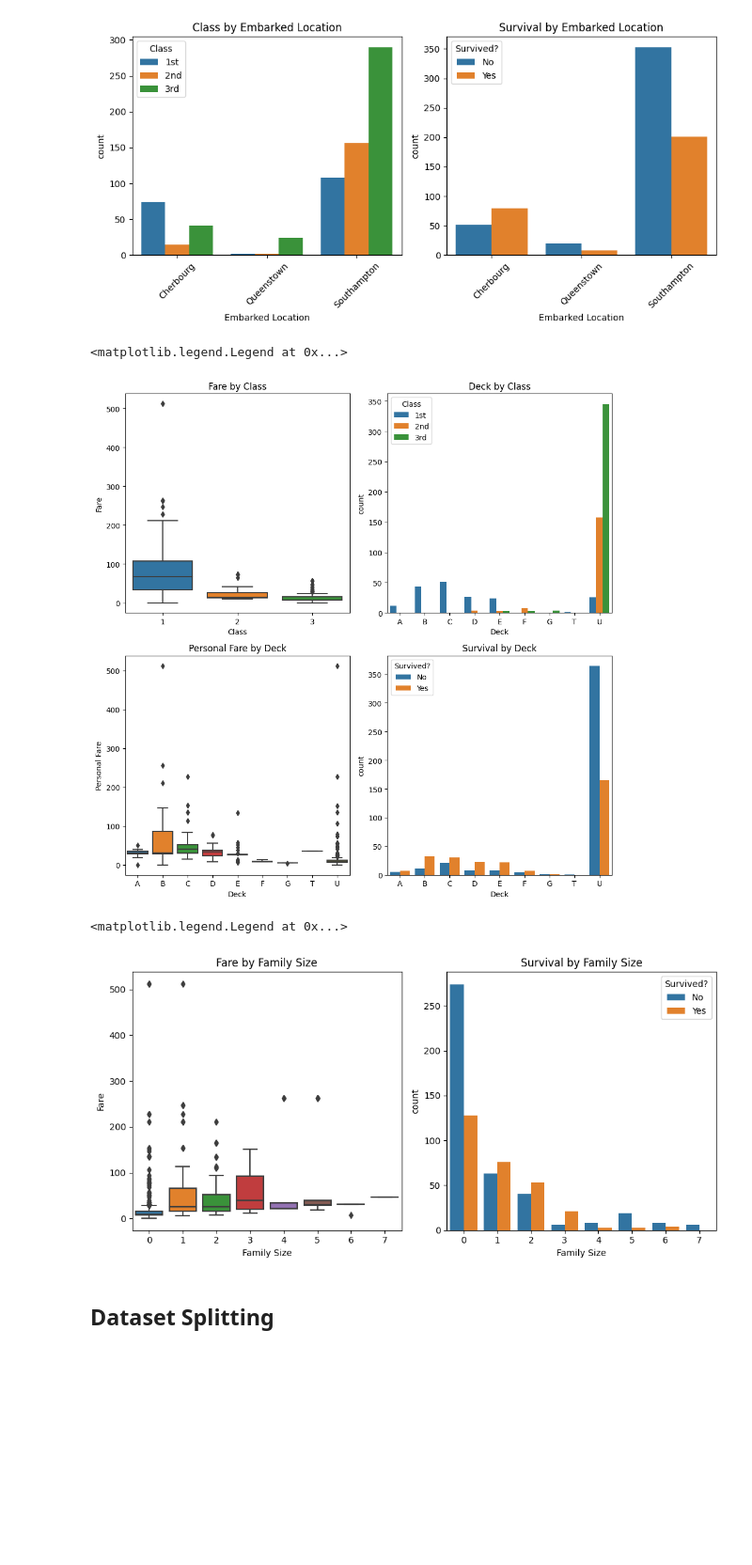
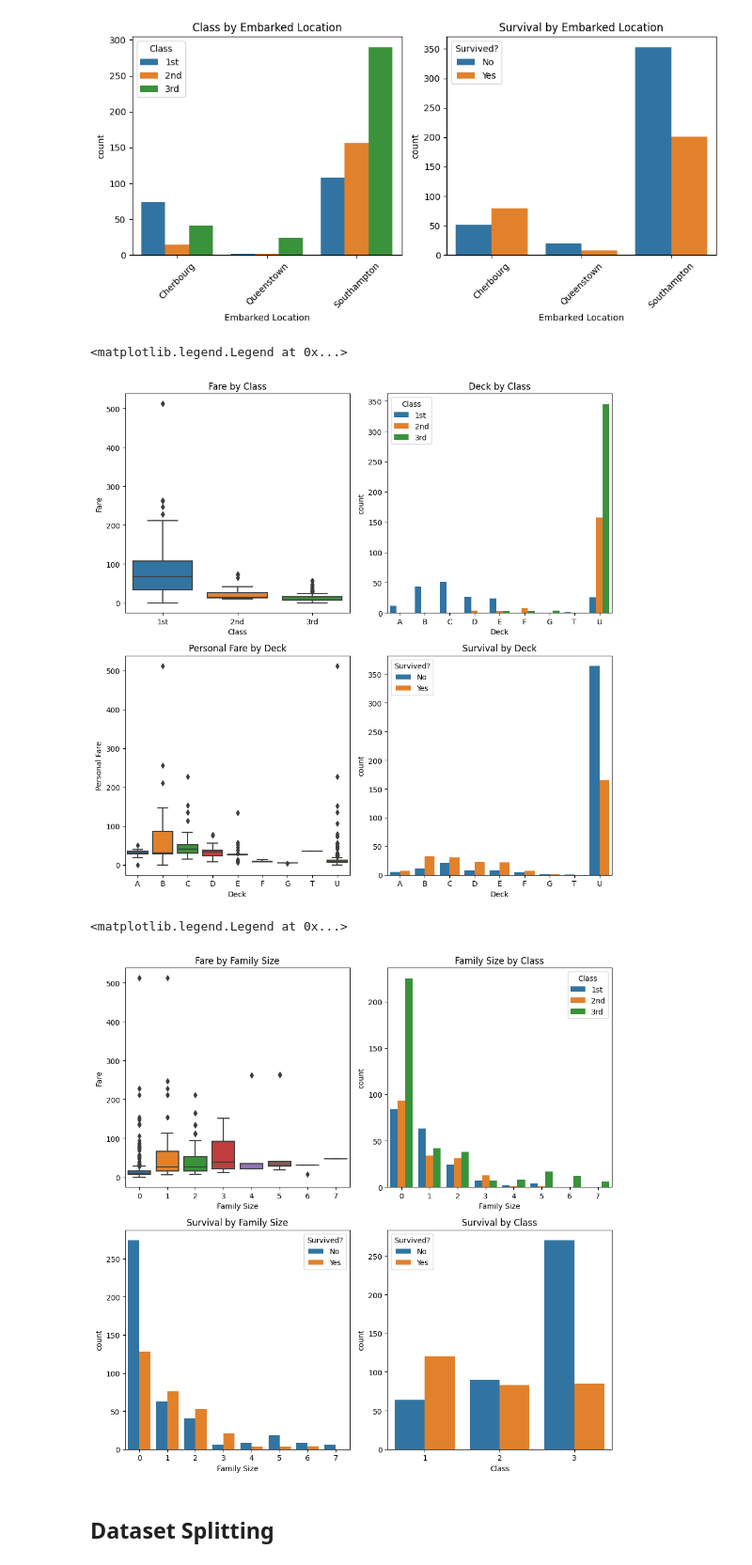
Before and after one commit to max-barker/comp5013-project, a Jupyter notebook: workbook.ipynb, the cells around one changed output. Shown: that part at 94% size. Cells and saved outputs as stored; diff of their text form; code cells hidden in the pictures; blank space fills up the shorter version.

```diff
--- a/workbook.ipynb
+++ b/workbook.ipynb
@@ -38,11 +38,19 @@ df_titanic_raw
 | 711 | 0 | 3 | 1 | 32.0 | 0 | 0 | 7.7500 | NaN | 1 |
 712 rows × 9 columns
 # %%
-df_titanic_raw['Deck']=df_titanic_raw['Cabin'].map(lambda x: x[0] if x is not np.nan else 'U')
+df_titanic_raw['Deck'] = df_titanic_raw['Cabin'].map(lambda x: x[0] if x is not np.nan else 'U')
+df_titanic_raw['Deck'].replace(['A', 'B', 'C', 'D', 'E', 'F', 'G', 'T', 'U'], [0, 1, 2, 3, 4, 5, 6, 7, 8], inplace=True)
 df_titanic_engineered = df_titanic_raw.drop(['Cabin'], axis=1)
 df_titanic_engineered['Family_Size']=df_titanic_raw['SibSp'] + df_titanic_raw['Parch']
 df_titanic_engineered['Fare_Per_Person']=df_titanic_engineered['Fare'] / (df_titanic_engineered['Family_Size'] + 1)
 df_titanic = df_titanic_engineered
+
+survived_labels = ['No', 'Yes']
+class_labels = ['1st', '2nd', '3rd']
+embarked_labels = ['Cherbourg', 'Queenstown', 'Southampton']
+sex_labels = ['Female', 'Male']
+deck_labels = ['A', 'B', 'C', 'D', 'E', 'F', 'G', 'T', 'U']
+
 df_titanic
 # %% [output]
 |  | Survived | Pclass | Sex | Age | SibSp | Parch | Fare | Embarked | Deck | Family_Size | ... |
@@ -113,45 +142,54 @@ ax3 = fig.add_subplot(grid[1, 1])
 
 ax0.set_title('Fare by Class')
 sns.boxplot(ax=ax0, data=df_titanic, x="Pclass", y="Fare")
+ax0.set_xticklabels(class_labels)
 ax0.set_xlabel('Class')
 ax0.set_ylabel('Fare')
 
 ax1.set_title('Deck by Class')
-sns.countplot(ax=ax1, data=df_titanic, x="Deck", hue="Pclass", order=['A', 'B', 'C', 'D', 'E', 'F', 'G', 'T', 'U'])
+sns.countplot(ax=ax1, data=df_titanic, x="Deck", hue="Pclass", order=[0, 1, 2, 3, 4, 5, 6, 7, 8])
+ax1.set_xticklabels(deck_labels)
 ax1.set_xlabel('Deck')
-ax1.legend(['1st', '2nd', '3rd'], title='Class')
+ax1.legend(class_labels, title='Class')
 
 ax2.set_title('Personal Fare by Deck')
-sns.boxplot(ax=ax2, data=df_titanic, x="Deck", y="Fare_Per_Person", order=['A', 'B', 'C', 'D', 'E', 'F', 'G', 'T', 'U'])
+sns.boxplot(ax=ax2, data=df_titanic, x="Deck", y="Fare_Per_Person", order=[0, 1, 2, 3, 4, 5, 6, 7, 8])
+ax2.set_xticklabels(deck_labels)
 ax2.set_xlabel('Deck')
 ax2.set_ylabel('Personal Fare')
 
 ax3.set_title('Survival by Deck')
-sns.countplot(ax=ax3, data=df_titanic, x="Deck", hue="Survived", order=['A', 'B', 'C', 'D', 'E', 'F', 'G', 'T', 'U'])
+sns.countplot(ax=ax3, data=df_titanic, x="Deck", hue="Survived", order=[0, 1, 2, 3, 4, 5, 6, 7, 8])
+ax3.set_xticklabels(deck_labels)
 ax3.set_xlabel('Deck')
-ax3.legend(['No', 'Yes'], title='Survived?')
+ax3.legend(survived_labels, title='Survived?')
 # %% [output]
 <matplotlib.legend.Legend at 0x...>
-[figure, old version]
+[figure, new version]
 # %%
-fig, ((ax0, ax1), (ax2, ax3)) = plt.subplots(nrows=1, ncols=2, tight_layout=True, figsize=(10, 5))
+fig, ((ax0, ax1), (ax2, ax3)) = plt.subplots(nrows=2, ncols=2, tight_layout=True, figsize=(10, 10))
 
 ax0.set_title('Fare by Family Size')
 sns.boxplot(ax=ax0, data=df_titanic, x="Family_Size", y="Fare")
 ax0.set_xlabel('Family Size')
 ax0.set_ylabel('Fare')
 
-ax1.set_title('Survival by Family Size')
-sns.countplot(ax=ax1, data=df_titanic, x="Family_Size", hue="Survived")
+ax1.set_title('Family Size by Class')
+sns.countplot(ax=ax1, data=df_titanic, x="Family_Size", hue="Pclass")
 ax1.set_xlabel('Family Size')
-ax1.legend(['No', 'Yes'], title='Survived?')
+ax1.legend(class_labels, title='Class')
 
-ax2.set_title('Survival by Class')
-sns.countplot(ax=ax2, data=df_titanic, x="Pclass", hue="Survived")
-ax2.set_xlabel('Class')
-ax2.legend(['No', 'Yes'], title='Survived?')
+ax2.set_title('Survival by Family Size')
+sns.countplot(ax=ax2, data=df_titanic, x="Family_Size", hue="Survived")
+ax2.set_xlabel('Family Size')
+ax2.legend(survived_labels, title='Survived?')
+
+ax3.set_title('Survival by Class')
+sns.countplot(ax=ax3, data=df_titanic, x="Pclass", hue="Survived")
+ax3.set_xlabel('Class')
+ax3.legend(survived_labels, title='Survived?')
 # %% [output]
 <matplotlib.legend.Legend at 0x...>
-[figure, old version]
+[figure, new version]
 # %% [markdown]
 ## Dataset Splitting
```
Also changed, not shown: parts of 12 cells of this notebook.
